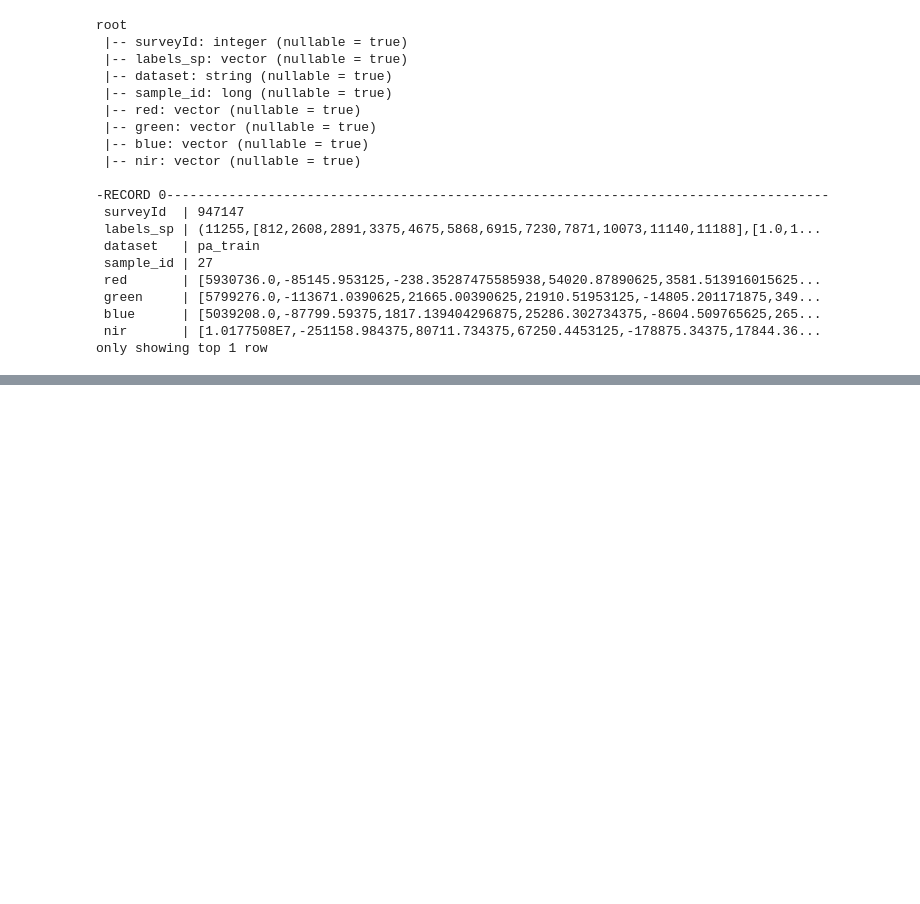
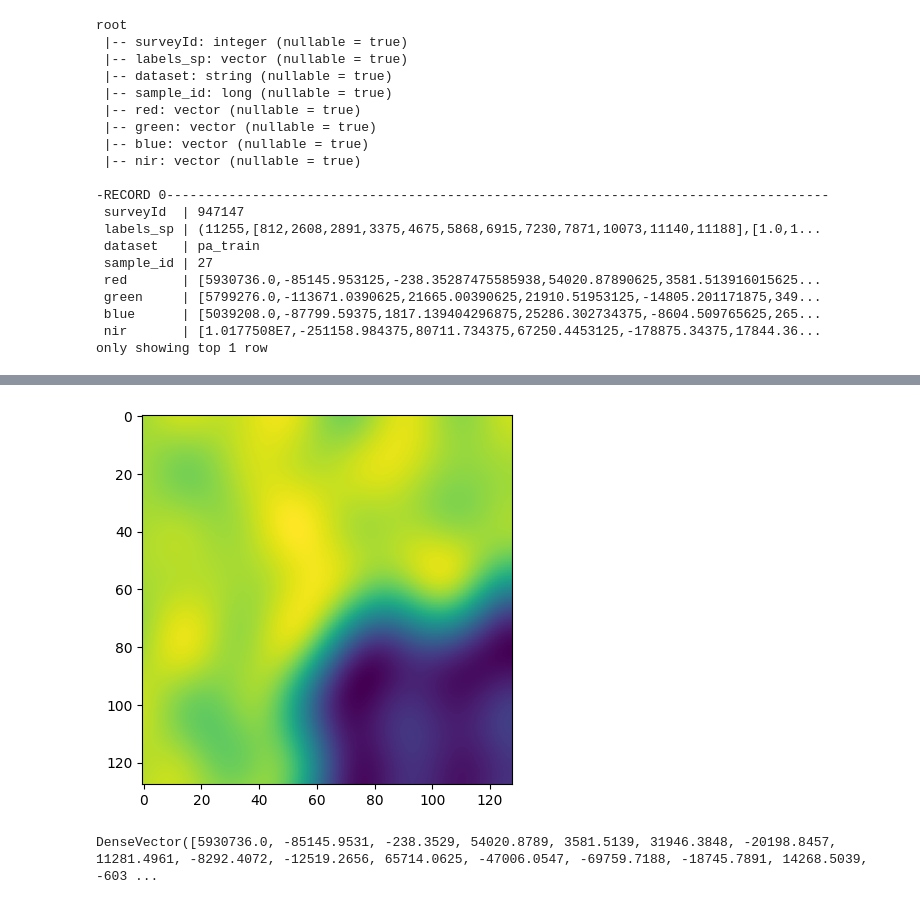
Before and after one commit to dsgt-kaggle-clef/geolifeclef-2024, a Jupyter notebook: notebooks/preprocessing/2024-05-18-acm-tile-dataloader-idct.ipynb, the cells around one changed output, grey strips where cells are left out. Drawn from its saved outputs; the diff is of its cells as text; code cells hidden in the pictures; blank space fills up the shorter version.

```diff
--- a/notebooks/preprocessing/2024-05-18-acm-tile-dataloader-idct.ipynb
+++ b/notebooks/preprocessing/2024-05-18-acm-tile-dataloader-idct.ipynb
@@ -93,0 +94,11 @@ for i in range(4):
+# %%
+gX = batch["features"][0][0]
+plt.imshow(gX)
+plt.show()
+# %% [output]
+[figure, added]
+# %%
+row = dm.train_data.first()
+row.red
+# %% [output]
+DenseVector([5930736.0, -85145.9531, -238.3529, 54020.8789, 3581.5139, 31946.3848, -20198.8457, 11281.4961, -8292.4072, -12519.2656, 65714.0625, -47006.0547, -69759.7188, -18745.7891, 14268.5039, -603 ...
```
Also changed, not shown: parts of 4 cells of this notebook, 3 other files.
